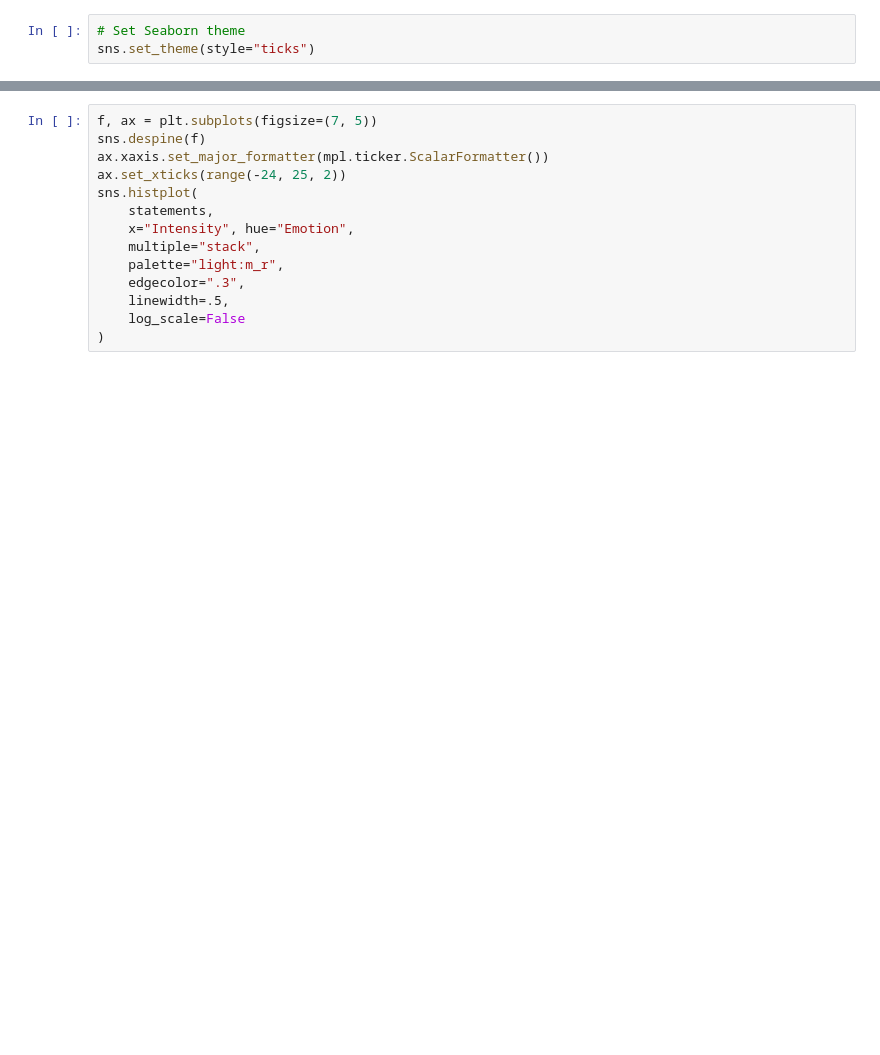
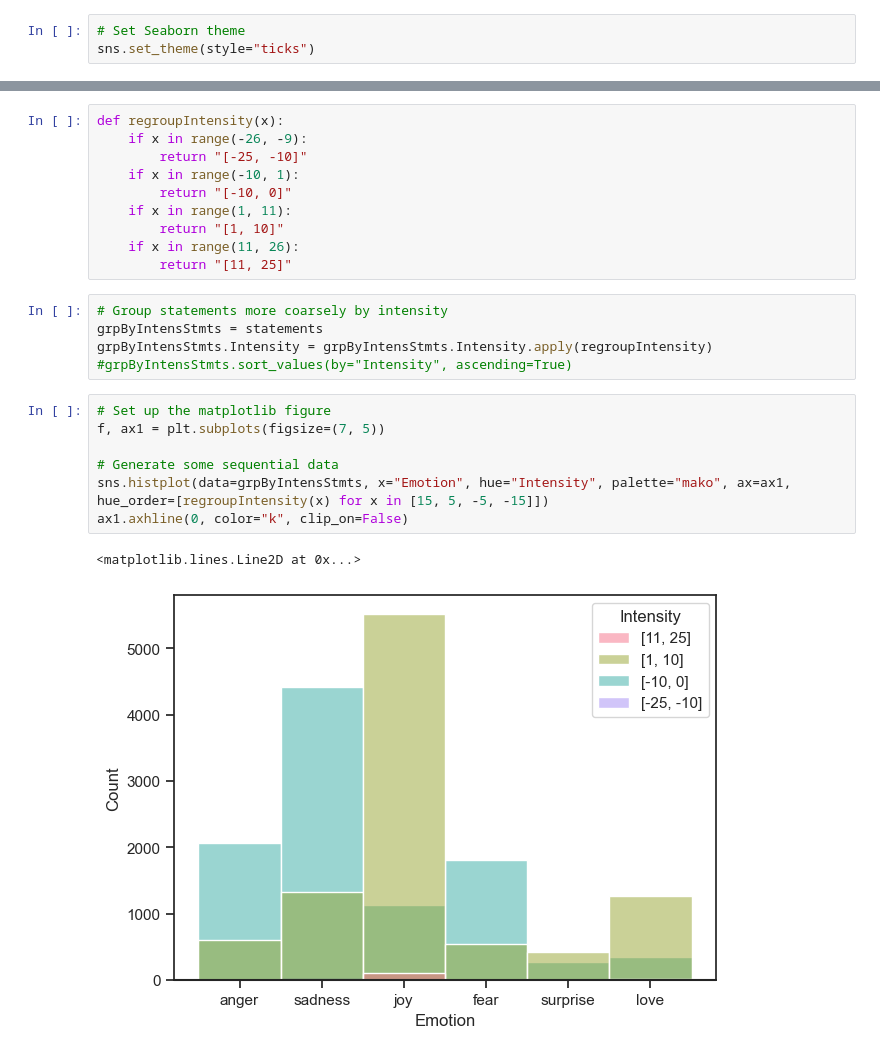
Before and after one commit to cjens00/cs39aa_project, a Jupyter notebook: project_part1.ipynb, the cells around one changed output, grey strips where cells are left out. Drawn from its saved outputs; the diff is of its cells as text; blank space fills up the shorter version.

```diff
--- a/project_part1.ipynb
+++ b/project_part1.ipynb
@@ -78,14 +77,25 @@ sns.histplot(
-# %%
-f, ax = plt.subplots(figsize=(7, 5))
-sns.despine(f)
-ax.xaxis.set_major_formatter(mpl.ticker.ScalarFormatter())
-ax.set_xticks(range(-24, 25, 2))
-sns.histplot(
-    statements,
-    x="Intensity", hue="Emotion",
-    multiple="stack",
-    palette="light:m_r",
-    edgecolor=".3",
-    linewidth=.5,
-    log_scale=False
-)
+# %%
+def regroupIntensity(x):
+    if x in range(-26, -9):
+        return "[-25, -10]"
+    if x in range(-10, 1):
+        return "[-10, 0]"
+    if x in range(1, 11):
+        return "[1, 10]"
+    if x in range(11, 26):
+        return "[11, 25]"
+# %%
+# Group statements more coarsely by intensity
+grpByIntensStmts = statements
+grpByIntensStmts.Intensity = grpByIntensStmts.Intensity.apply(regroupIntensity)
+#grpByIntensStmts.sort_values(by="Intensity", ascending=True)
+# %%
+# Set up the matplotlib figure
+f, ax1 = plt.subplots(figsize=(7, 5))
+
+# Generate some sequential data
+sns.histplot(data=grpByIntensStmts, x="Emotion", hue="Intensity", palette="mako", ax=ax1, hue_order=[regroupIntensity(x) for x in [15, 5, -5, -15]])
+ax1.axhline(0, color="k", clip_on=False)
+# %% [output]
+<matplotlib.lines.Line2D at 0x...>
+[figure, added]
```
Also changed, not shown: parts of 3 cells of this notebook.
